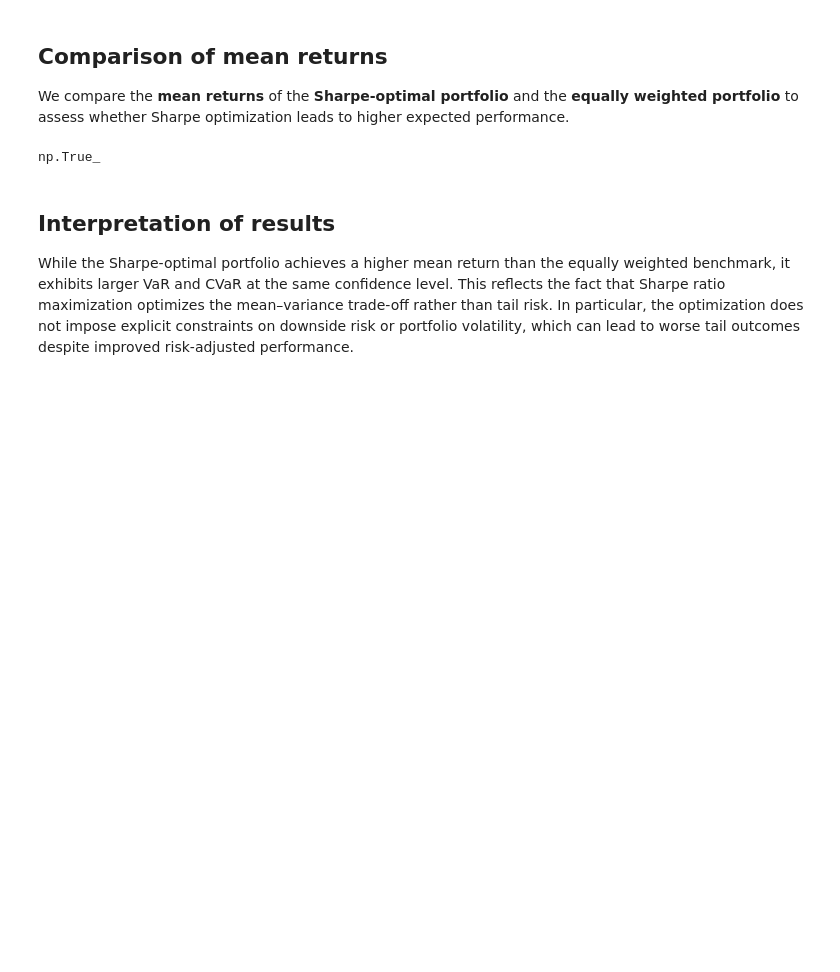
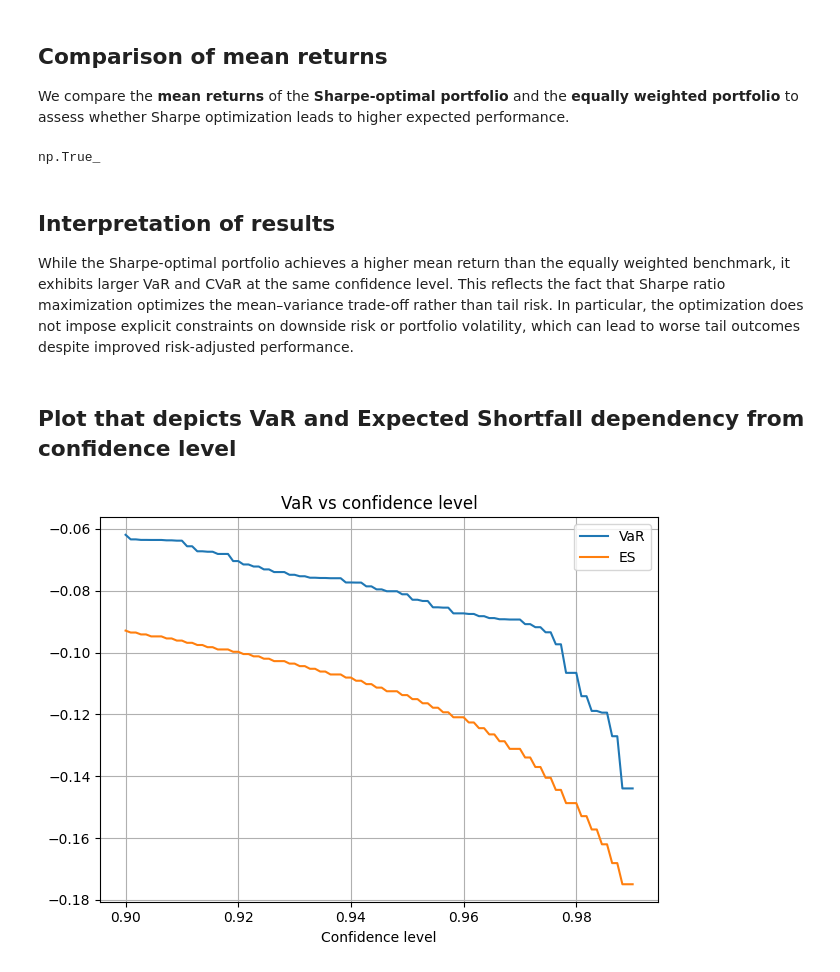
Before and after one commit to conformist89/optim-methods-asset-in-management, a Jupyter notebook: optim-intervace.ipynb, the cells around one changed output. Saved outputs shown, nothing was run; the diff lists cells and outputs as text; code cells hidden in the pictures; blank space fills up the shorter version.

Commit message:
VaR and CVAR functions accept conf level as array

```diff
--- a/optim-intervace.ipynb
+++ b/optim-intervace.ipynb
@@ -188,3 +188,21 @@ np.True_
 ## Interpretation of results
 
 While the Sharpe-optimal portfolio achieves a higher mean return than the equally weighted benchmark, it exhibits larger VaR and CVaR at the same confidence level. This reflects the fact that Sharpe ratio maximization optimizes the mean–variance trade-off rather than tail risk. In particular, the optimization does not impose explicit constraints on downside risk or portfolio volatility, which can lead to worse tail outcomes despite improved risk-adjusted performance.
+# %% [markdown]
+## Plot that depicts VaR and Expected Shortfall dependency from confidence level
+# %%
+conf_levels_90_99 = np.linspace(0.90, 0.99, 100)
+# %%
+var_90_99 = get_var(sharpe_daily_ret_port, conf_levels_90_99)
+# %%
+cvar_90_99 = get_cvar(sharpe_daily_ret_port, conf_levels_90_99)
+# %%
+plt.plot(conf_levels_90_99, var_90_99, label="VaR")
+plt.plot(conf_levels_90_99, cvar_90_99, label="ES")
+plt.title("VaR vs confidence level")
+plt.xlabel("Confidence level")
+plt.grid(True)
+plt.legend()
+plt.tight_layout()
+# %% [output]
+[figure, added]
```
Also changed, not shown: 1 other file.
